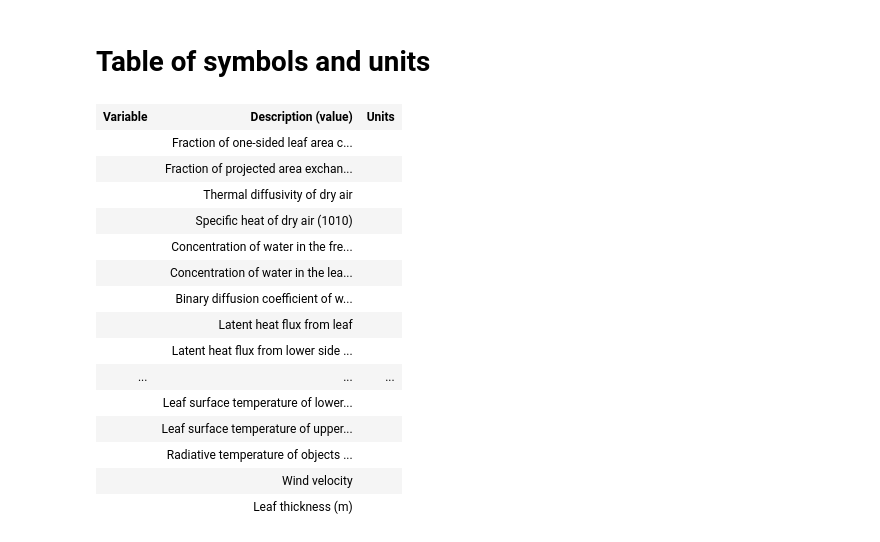
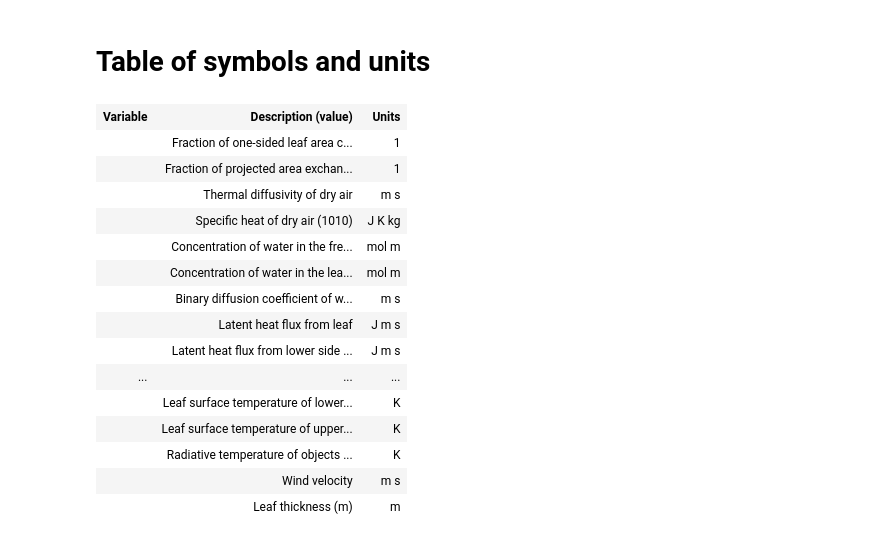
Before and after one commit to schymans/Schymanski_experimental_2016, a Jupyter notebook: leaf_enbalance2s_eqs.ipynb, the cells around one changed output. Cells and saved outputs as stored; diff of their text form; code cells hidden in the pictures.

```diff
--- a/leaf_enbalance2s_eqs.ipynb
+++ b/leaf_enbalance2s_eqs.ipynb
@@ -216,50 +214,35 @@ save_session('temp/leaf_enbalance2s_eqs')
 # %% [markdown]
 # Table of symbols and units
 # %%
-def fun_units_formatted(variable):
-    '''
-    Returns units of variable expanded to exponential notation.
-
-    '''
-    units1 = (udict[eval(variable)]/eval(variable)).subs(subsdict)
-    facs = units1.factor_list()
-    str1 = ''
-    for term1 in facs:
-        str1 = str1 +' ' + str(term1[0])
-        op1 = term1[1]
-        if op1!=1:
-            str1 = str1 + '^{' + str(op1) + '} '
-    return '$'+str1+'$'
-
 # Creating dictionary to substitute names of units with shorter forms
 var('m s J Pa K kg mol')
 subsdict = {meter: m, second: s, joule: J, pascal: Pa, kelvin: K, kilogram: kg, mole: mol}
-var('N_Re N_Re_c N_Le N_Nu N_Gr')
-dict_varnew = {Re: N_Re, Re_c: N_Re_c, Le: N_Le, Nu: N_Nu, Gr: N_Gr}
+var('N_Re_L N_Re_c N_Le N_Nu_L N_Gr_L N_Sh_L')
+dict_varnew = {Re: N_Re_L, Re_c: N_Re_c, Le: N_Le, Nu: N_Nu_L, Gr: N_Gr_L, Sh: N_Sh_L}
 dict_varold = {v: k for k, v in dict_varnew.iteritems()}
 variables = sorted([str(variable.subs(dict_varnew)) for variable in udict.keys()],key=str.lower)
 tableheader = [('Variable', 'Description (value)', 'Units')]
 tabledata = [('Variable', 'Description (value)', 'Units')]
 for variable1 in variables:
     variable2 = eval(variable1).subs(dict_varold)
     variable = str(variable2)
     tabledata.append((eval(variable),docdict[eval(variable)],fun_units_formatted(variable)))
-#tabledata = [(str(latex(eval(variable))),docdict[eval(variable)],fun_units_formatted(variable)) for variable in variables]
+
 table(tabledata, header_row=True)
 # %% [output]
 | Variable | Description (value) | Units |
-|  | Fraction of one-sided leaf area c... |  |
-|  | Fraction of projected area exchan... |  |
-|  | Thermal diffusivity of dry air |  |
-|  | Specific heat of dry air (1010) |  |
-|  | Concentration of water in the fre... |  |
-|  | Concentration of water in the lea... |  |
-|  | Binary diffusion coefficient of w... |  |
-|  | Latent heat flux from leaf |  |
-|  | Latent heat flux from lower side ... |  |
+|  | Fraction of one-sided leaf area c... | 1 |
+|  | Fraction of projected area exchan... | 1 |
+|  | Thermal diffusivity of dry air | m s |
+|  | Specific heat of dry air (1010) | J K kg |
+|  | Concentration of water in the fre... | mol m |
+|  | Concentration of water in the lea... | mol m |
+|  | Binary diffusion coefficient of w... | m s |
+|  | Latent heat flux from leaf | J m s |
+|  | Latent heat flux from lower side ... | J m s |
 | ... | ... | ... |
-|  | Leaf surface temperature of lower... |  |
-|  | Leaf surface temperature of upper... |  |
-|  | Radiative temperature of objects ... |  |
-|  | Wind velocity |  |
-|  | Leaf thickness (m) |  |
+|  | Leaf surface temperature of lower... | K |
+|  | Leaf surface temperature of upper... | K |
+|  | Radiative temperature of objects ... | K |
+|  | Wind velocity | m s |
+|  | Leaf thickness (m) | m |
```
Also changed, not shown: parts of 6 cells of this notebook, 27 other files.
